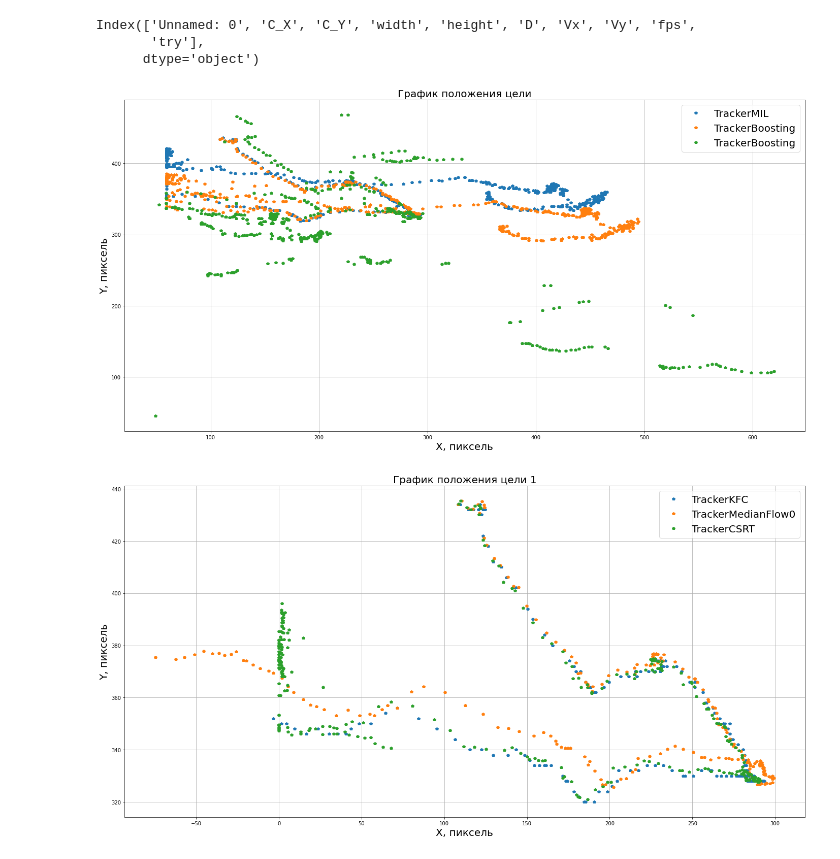
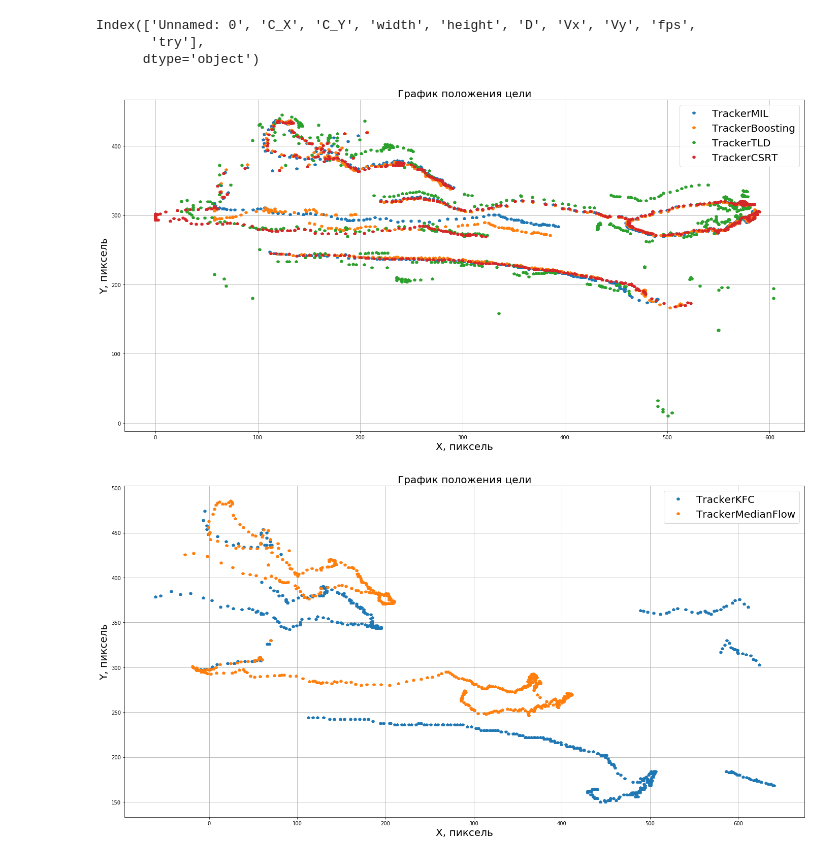
Before and after one commit to ShayhMaksim/CaffeDetection-Tracking, a Jupyter notebook: analys.ipynb, the cells around one changed output. Drawn from its saved outputs; the diff is of its cells as text; code cells hidden in the pictures.

```diff
--- a/analys.ipynb
+++ b/analys.ipynb
@@ -30,32 +44,32 @@ TrackerCSRT1=TrackerCSRT[TrackerCSRT["try"]==1]
 # %%
 plt.figure(figsize=(24,12))
 plt.rc('axes', labelsize=20)
 plt.rc('axes',titlesize=20)
 plt.rc('legend', fontsize=20)
 plt.title("График положения цели") # заголовок
 plt.xlabel("X, пиксель") # ось абсцисс
 plt.ylabel("Y, пиксель") # ось ординат
 plt.grid()      # включение отображение сетки
-plt.plot(TrackerMIL0['C_X'], TrackerMIL0['C_Y'],'p',label="TrackerMIL")  # построение графика
-plt.plot(TrackerBoosting0['C_X'], TrackerBoosting0['C_Y'],'p',label="TrackerBoosting")
-plt.plot(TrackerTLD0['C_X'], TrackerTLD0['C_Y'],'p',label="TrackerBoosting")
+plt.plot(TrackerMIL['C_X'], TrackerMIL['C_Y'],'p',label="TrackerMIL")  # построение графика
+plt.plot(TrackerBoosting['C_X'], TrackerBoosting['C_Y'],'p',label="TrackerBoosting")
+plt.plot(TrackerTLD['C_X'], TrackerTLD['C_Y'],'p',label="TrackerTLD")
+plt.plot(TrackerCSRT['C_X'], TrackerCSRT['C_Y'],'p',label="TrackerCSRT")
 plt.legend(loc=0)
-plt.savefig('График положения цели')
+plt.savefig('График положения цели 0')
 # %% [output]
-[figure, old version]
+[figure, new version]
 # %%
 plt.figure(figsize=(24,12))
 plt.rc('axes', labelsize=20)
 plt.rc('axes',titlesize=20)
 plt.rc('legend', fontsize=20)
-plt.title("График положения цели 1") # заголовок
+plt.title("График положения цели") # заголовок
 plt.xlabel("X, пиксель") # ось абсцисс
 plt.ylabel("Y, пиксель") # ось ординат
 plt.grid()      # включение отображение сетки
-plt.plot(TrackerKFC0['C_X'], TrackerKFC0['C_Y'],'p',label="TrackerKFC")  # построение графика
-plt.plot(TrackerMedianFlow0['C_X'], TrackerMedianFlow0['C_Y'],'p',label="TrackerMedianFlow0")
-plt.plot(TrackerCSRT0['C_X'], TrackerCSRT0['C_Y'],'p',label="TrackerCSRT")
+plt.plot(TrackerKFC['C_X'], TrackerKFC['C_Y'],'p',label="TrackerKFC")  # построение графика
+plt.plot(TrackerMedianFlow['C_X'], TrackerMedianFlow['C_Y'],'p',label="TrackerMedianFlow")
 plt.legend(loc=0)
 plt.savefig('График положения цели 1')
 # %% [output]
-[figure, old version]
+[figure, new version]
```
Also changed, not shown: parts of 20 cells of this notebook, 1 other file.
